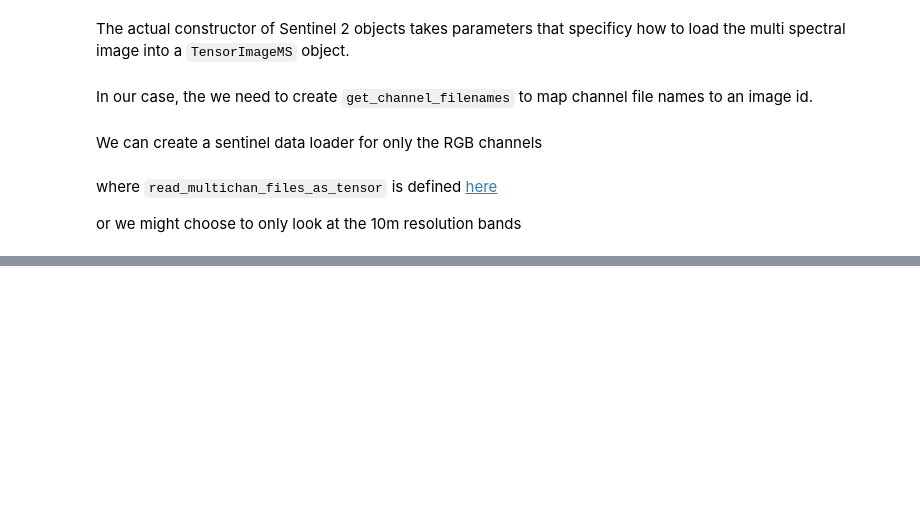
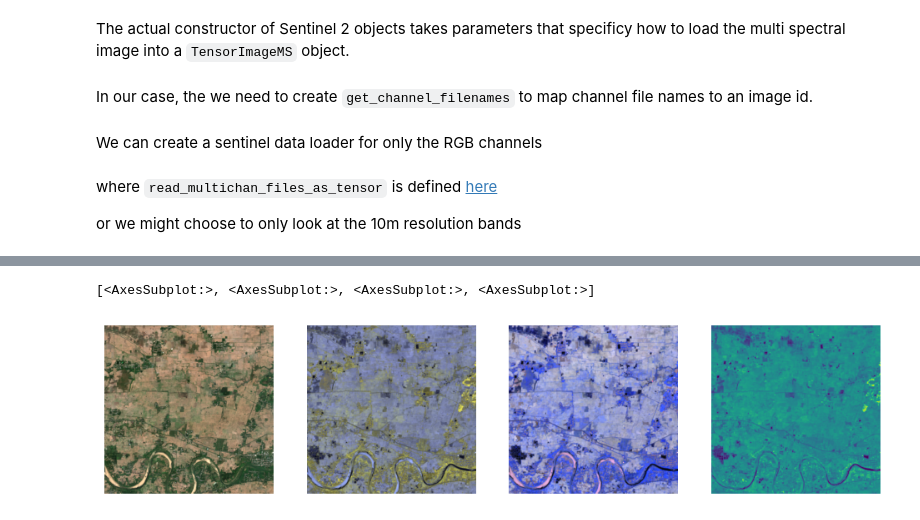
Before and after one commit to restlessronin/fastgs, a Jupyter notebook: nbs/62_geospatial.sentinel.ipynb, the cells around one changed output, grey strips where cells are left out. Cells and saved outputs as stored; diff of their text form; code cells hidden in the pictures; blank space fills up the shorter version.

Commit message:
add images to nbs

```diff
--- a/nbs/62_geospatial.sentinel.ipynb
+++ b/nbs/62_geospatial.sentinel.ipynb
@@ -184,3 +186,10 @@ tenm_bands = Sentinel2(
+# %%
+elvn_bands = Sentinel2(
+    ["B02","B03","B04","B05","B06","B07","B08","B8A","B11","B12","AOT"],
+    [Sentinel2.natural_color, ["B07","B06","B05"],["B12","B11","B8A"],["B08"]],
+    get_channel_filenames,
+    read_multichan_files_as_tensor
+)
 # %%
 #| export
 @patch
@@ -203,3 +218,9 @@ tenm_tensor.show()
+# %%
+elvn_tensor = elvn_bands.load_tensor(66)
+elvn_tensor.show()
+# %% [output]
+[<AxesSubplot:>, <AxesSubplot:>, <AxesSubplot:>, <AxesSubplot:>]
+[figure, added]
 # %%
 #| hide
 import nbdev; nbdev.nbdev_export()
```
Also changed, not shown: parts of 3 cells of this notebook, 2 other files.
